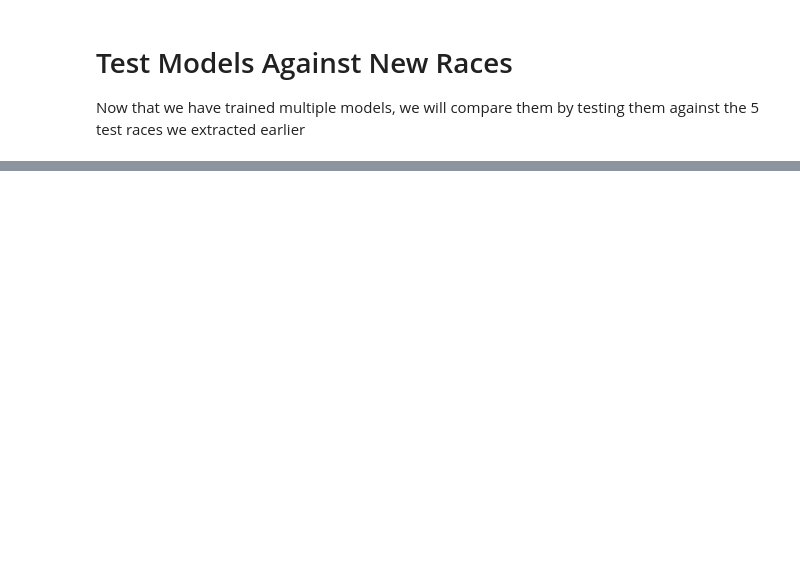
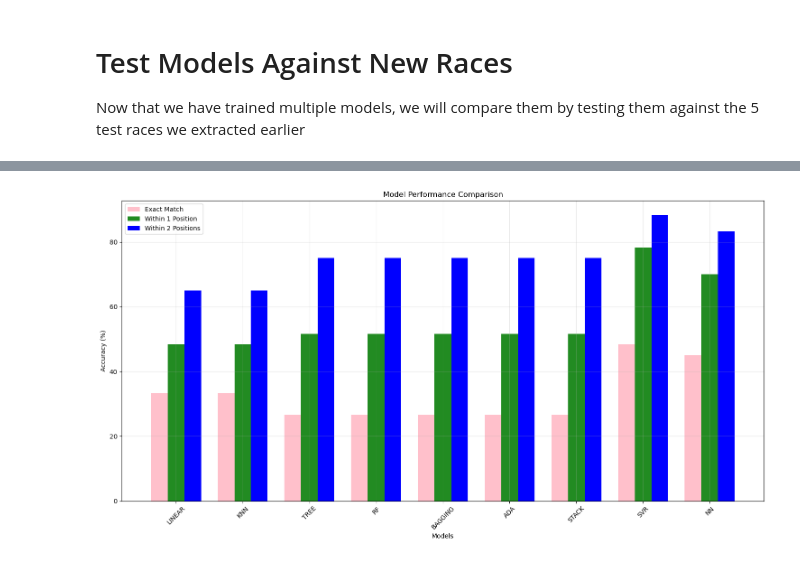
Before and after one commit to emmamitm/MLFInalProject, a Jupyter notebook: horses.ipynb, the cells around one changed output, grey strips where cells are left out. Cells and saved outputs as stored; diff of their text form; code cells hidden in the pictures; blank space fills up the shorter version.

Commit message:
Added graphs

```diff
--- a/horses.ipynb
+++ b/horses.ipynb
@@ -703,6 +706,8 @@ for race in test_races:
 
     svr_preds.append(svr_rbf.predict(X))
 
+    nn_preds.append(models['Deep Residual NN'].predict(X))
+
     # add new columns with nn predictions here
     # nn_preds.append(nn.predict(race))
 
@@ -732,6 +737,9 @@ for i, race in enumerate(test_races):
     race["svr_pred"] = svr_preds[i]
     race["svr_result"] = race["svr_pred"].rank(ascending=True).astype(int)
 
+    race["nn_pred"] = nn_preds[i].flatten()
+    race["nn_result"] = race["nn_pred"].rank(ascending=True).astype(int)
+
     # add new columns with nn predictions here
     # test_races[i]["nn_pred"] = nn_preds[i]
     # test_races[i]["nn_result"] = test_races[i]["nn_result"].rank(ascending=True).astype(int)
@@ -746,4 +754,4 @@ for i, race in enumerate(test_races):
                           'bagging_pred', 'bagging_result',
                           'ada_pred', 'ada_result',
                           'stack_pred', 'stack_result',
-                          'svr_pred', 'svr_result']]
+                          'svr_pred', 'svr_result', 'nn_pred', 'nn_result']]
@@ -829,0 +851,88 @@ test_races[4]
+# %%
+# we want to compare and calculate overal model accuracy
+def calculate_accuracy(actual, predicted):
+    if isinstance(predicted, pd.DataFrame):
+        predicted = predicted.iloc[:, 0]  # we want first column if it s a DF
+    actual = actual.values
+    predicted = predicted.values
+    #math metrics for calculations
+    exact_matches = (actual == predicted).mean() * 100
+    within_one = (abs(actual - predicted) <= 1).mean() * 100
+    within_two = (abs(actual - predicted) <= 2).mean() * 100
+    return exact_matches, within_one, within_two
+
+#a list for the results
+models = ['linear', 'knn', 'tree', 'rf', 'bagging', 'ada', 'stack', 'svr', 'nn']
+exact_accuracies = []
+within_one_accuracies = []
+within_two_accuracies = []
+
+#loop through and retrieve accuracies
+for model in models:
+    exact_total = 0
+    within_one_total = 0
+    within_two_total = 0
+    for race in test_races:
+        actual = race['result']
+
+        # knn had duplicates
+        if model == 'knn':
+            predicted = race['knn_result'].iloc[:, 0]
+        else:
+            predicted = race[f'{model}_result']
+        exact, one, two = calculate_accuracy(actual, predicted)
+        exact_total += exact
+        within_one_total += one
+        within_two_total += two
+
+    #want to average these reults
+    exact_accuracies.append(exact_total / len(test_races))
+    within_one_accuracies.append(within_one_total / len(test_races))
+    within_two_accuracies.append(within_two_total / len(test_races))
+
+#a bar graph that will show model performance
+plt.figure(figsize=(15, 8))
+x = np.arange(len(models))
+width = 0.25
+#exact match means the model predicted exactly the position of the horse
+#within one shows the percentage of times that the model made a prediction within 1 of actual finish time
+#within two means it predicted within two positions of actual finish time
+plt.bar(x - width, exact_accuracies, width, label='Exact Match', color='pink')
+plt.bar(x, within_one_accuracies, width, label='Within 1 Position', color='#228B22')
+plt.bar(x + width, within_two_accuracies, width, label='Within 2 Positions', color='blue')
+plt.xlabel('Models')
+plt.ylabel('Accuracy (%)')
+plt.title('Model Performance Comparison')
+plt.xticks(x, [m.upper() for m in models], rotation=45)
+plt.legend()
+plt.grid(True, alpha=0.3)
+plt.tight_layout()
+plt.show()
+
+#summary DF of our results so that we cna print them
+results_df = pd.DataFrame({
+    'Model': models,
+    'Exact Match (%)': exact_accuracies,
+    'Within 1 Position (%)': within_one_accuracies,
+    'Within 2 Positions (%)': within_two_accuracies
+})
+
+# sort by accuracy so that we can get the best model for race predictions
+results_df = results_df.sort_values('Exact Match (%)', ascending=False)
+
+print("\nModel Performance Summary:")
+print("-" * 80)
+print(results_df.round(2).to_string(index=False))
+
+#we want to find and display the best model
+best_model = results_df.iloc[0]['Model']
+best_exact = results_df.iloc[0]['Exact Match (%)']
+best_within_one = results_df.iloc[0]['Within 1 Position (%)']
+best_within_two = results_df.iloc[0]['Within 2 Positions (%)']
+
+print(f"\nBest Performing Model: {best_model.upper()}")
+print(f"Exact Match Accuracy: {best_exact:.2f}%")
+print(f"Within 1 Position Accuracy: {best_within_one:.2f}%")
+print(f"Within 2 Positions Accuracy: {best_within_two:.2f}%")
+# %% [output]
+[figure, added]
```
Also changed, not shown: parts of 18 cells of this notebook.
